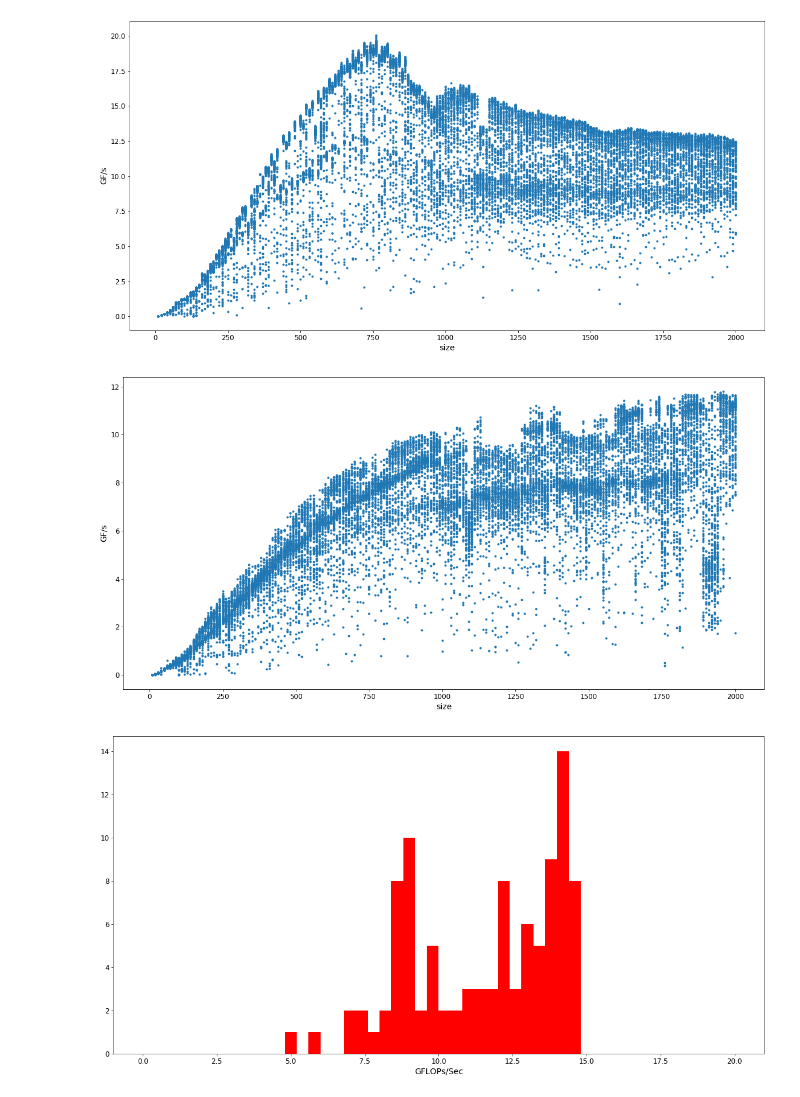
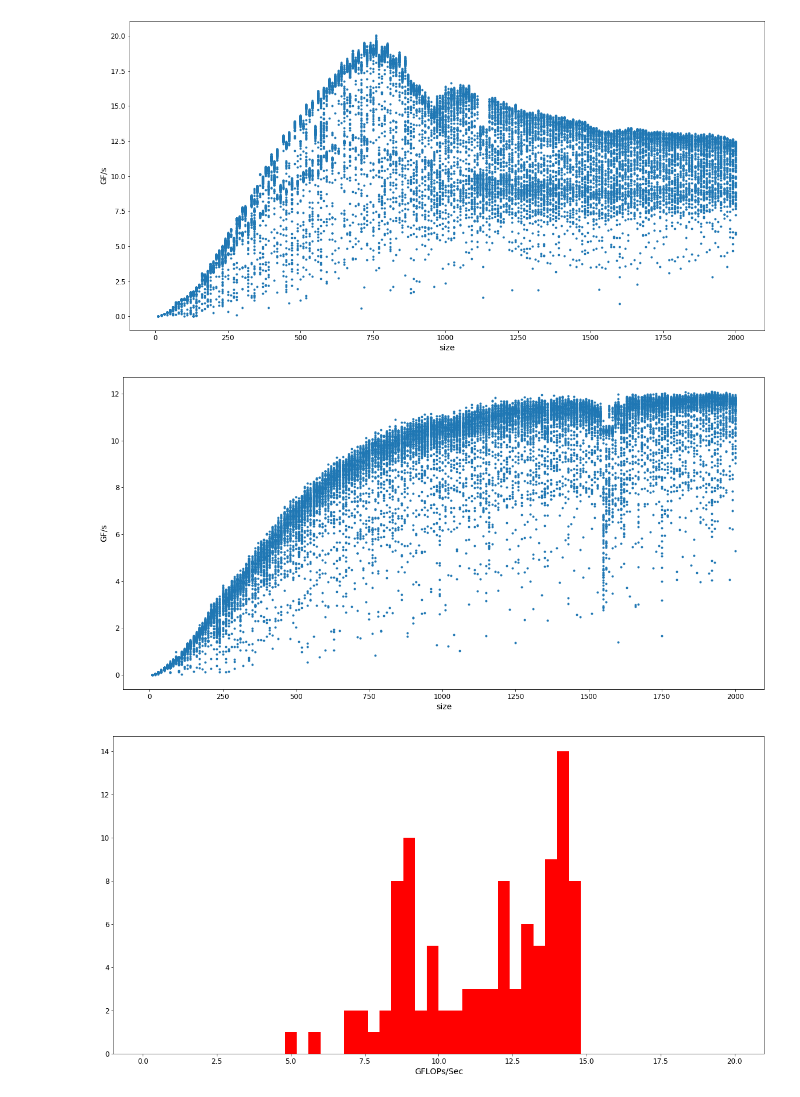
Before and after one commit to as641651/linnea, a Jupyter notebook: test_julia/Noise_analysis_2.ipynb, the cells around one changed output. Cells and saved outputs as stored; diff of their text form; code cells hidden in the pictures.

Commit message:
Added noise analysis 2 and 3

```diff
--- a/test_julia/Noise_analysis_2.ipynb
+++ b/test_julia/Noise_analysis_2.ipynb
@@ -149,3 +149,9 @@ plt.rcParams["figure.figsize"] = (20,10)
 plot_quantile_perf("log_noise/quantile_10_2000_highRes.txt")
 # %% [output]
 [figure]
+# %%
+plt.rcParams.update({'font.size': 14})
+plt.rc('xtick', labelsize=12)
+plt.rc('ytick', labelsize=12)
+plt.rcParams["figure.figsize"] = (20,10)
+plot_quantile_perf("log_noise/quantile_10_2000_cachetrash.txt")
@@ -151,0 +160,6 @@ plot_quantile_perf("log_noise/quantile_10_2000_highRes.txt")
+# %%
+plt.rcParams.update({'font.size': 14})
+plt.rc('xtick', labelsize=12)
+plt.rc('ytick', labelsize=12)
+plt.rcParams["figure.figsize"] = (20,10)
+plot_quantile_perf("log_noise/quantile_10_2000_highRes_2.txt")
@@ -168,11 +184,11 @@ plot_quantile_perf_matvec("log_noise/quantile_10_2000_matvec.txt")
 # %%
 plt.rcParams.update({'font.size': 14})
 plt.rc('xtick', labelsize=12)
 plt.rc('ytick', labelsize=12)
 plt.rcParams["figure.figsize"] = (20,10)
-plot_quantile_perf_matvec("quantile_perf.txt")
+plot_quantile_perf_matvec("log_noise/quantile_10_2000_matvec_cachetrash.txt")
 # %% [output]
-[figure, old version]
+[figure, new version]
 # %%
 def plot_hist_quantile(log,size,l=0,u=20,b=1000):
     with open(log) as f:
```
Also changed, not shown: parts of 40 cells of this notebook, 1 other file.
